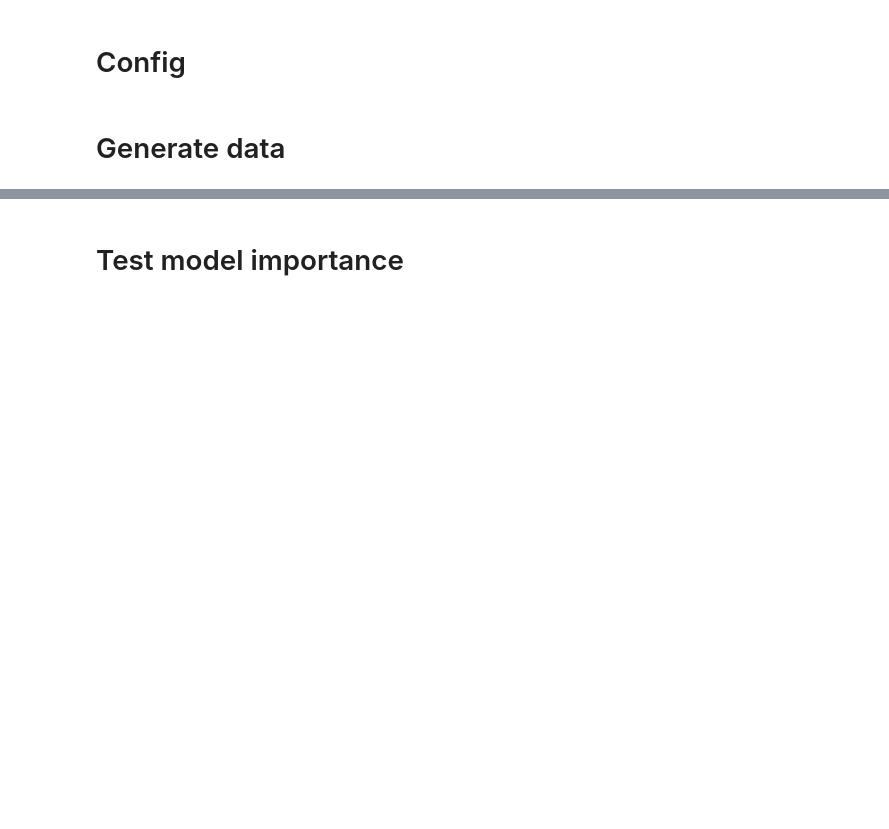
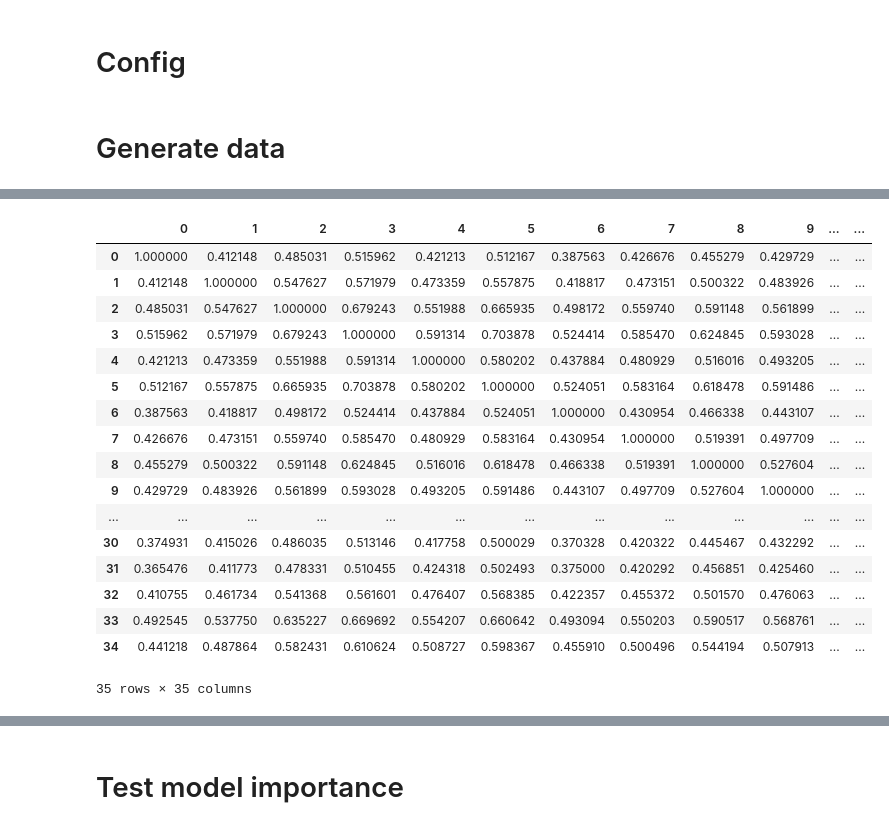
Before and after one commit to DenisVorotyntsev/StopPermutingFeatures, a Jupyter notebook: notebooks/0-experiment-illustration.ipynb, the cells around one changed output, grey strips where cells are left out. Drawn from its saved outputs; the diff is of its cells as text; code cells hidden in the pictures; blank space fills up the shorter version.

```diff
--- a/notebooks/0-experiment-illustration.ipynb
+++ b/notebooks/0-experiment-illustration.ipynb
@@ -97 +67,22 @@ pd.DataFrame(data_combined).corr()
+# %%
+pd.DataFrame(data).corr()
+# %% [output]
+|  | 0 | 1 | 2 | 3 | 4 | 5 | 6 | 7 | 8 | 9 | ... | ... |
+| 0 | 1.000000 | 0.412148 | 0.485031 | 0.515962 | 0.421213 | 0.512167 | 0.387563 | 0.426676 | 0.455279 | 0.429729 | ... | ... |
+| 1 | 0.412148 | 1.000000 | 0.547627 | 0.571979 | 0.473359 | 0.557875 | 0.418817 | 0.473151 | 0.500322 | 0.483926 | ... | ... |
+| 2 | 0.485031 | 0.547627 | 1.000000 | 0.679243 | 0.551988 | 0.665935 | 0.498172 | 0.559740 | 0.591148 | 0.561899 | ... | ... |
+| 3 | 0.515962 | 0.571979 | 0.679243 | 1.000000 | 0.591314 | 0.703878 | 0.524414 | 0.585470 | 0.624845 | 0.593028 | ... | ... |
+| 4 | 0.421213 | 0.473359 | 0.551988 | 0.591314 | 1.000000 | 0.580202 | 0.437884 | 0.480929 | 0.516016 | 0.493205 | ... | ... |
+| 5 | 0.512167 | 0.557875 | 0.665935 | 0.703878 | 0.580202 | 1.000000 | 0.524051 | 0.583164 | 0.618478 | 0.591486 | ... | ... |
+| 6 | 0.387563 | 0.418817 | 0.498172 | 0.524414 | 0.437884 | 0.524051 | 1.000000 | 0.430954 | 0.466338 | 0.443107 | ... | ... |
+| 7 | 0.426676 | 0.473151 | 0.559740 | 0.585470 | 0.480929 | 0.583164 | 0.430954 | 1.000000 | 0.519391 | 0.497709 | ... | ... |
+| 8 | 0.455279 | 0.500322 | 0.591148 | 0.624845 | 0.516016 | 0.618478 | 0.466338 | 0.519391 | 1.000000 | 0.527604 | ... | ... |
+| 9 | 0.429729 | 0.483926 | 0.561899 | 0.593028 | 0.493205 | 0.591486 | 0.443107 | 0.497709 | 0.527604 | 1.000000 | ... | ... |
+| ... | ... | ... | ... | ... | ... | ... | ... | ... | ... | ... | ... | ... |
+| 30 | 0.374931 | 0.415026 | 0.486035 | 0.513146 | 0.417758 | 0.500029 | 0.370328 | 0.420322 | 0.445467 | 0.432292 | ... | ... |
+| 31 | 0.365476 | 0.411773 | 0.478331 | 0.510455 | 0.424318 | 0.502493 | 0.375000 | 0.420292 | 0.456851 | 0.425460 | ... | ... |
+| 32 | 0.410755 | 0.461734 | 0.541368 | 0.561601 | 0.476407 | 0.568385 | 0.422357 | 0.455372 | 0.501570 | 0.476063 | ... | ... |
+| 33 | 0.492545 | 0.537750 | 0.635227 | 0.669692 | 0.554207 | 0.660642 | 0.493094 | 0.550203 | 0.590517 | 0.568761 | ... | ... |
+| 34 | 0.441218 | 0.487864 | 0.582431 | 0.610624 | 0.508727 | 0.598367 | 0.455910 | 0.500496 | 0.544194 | 0.507913 | ... | ... |
+35 rows × 35 columns
 # %%
```
Also changed, not shown: parts of 11 cells of this notebook, 4 other files.
